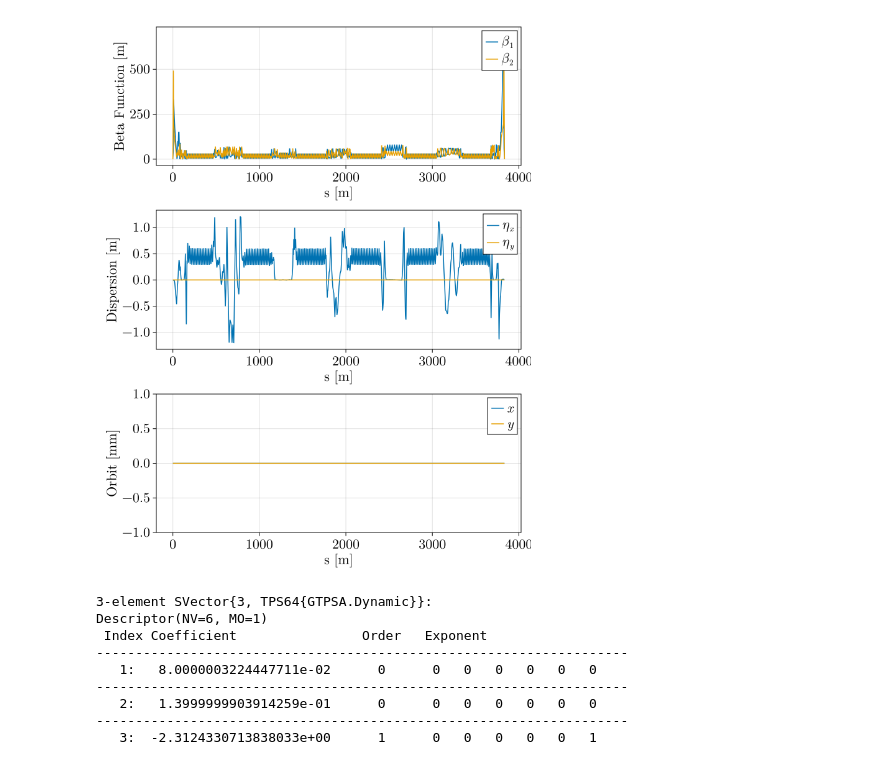
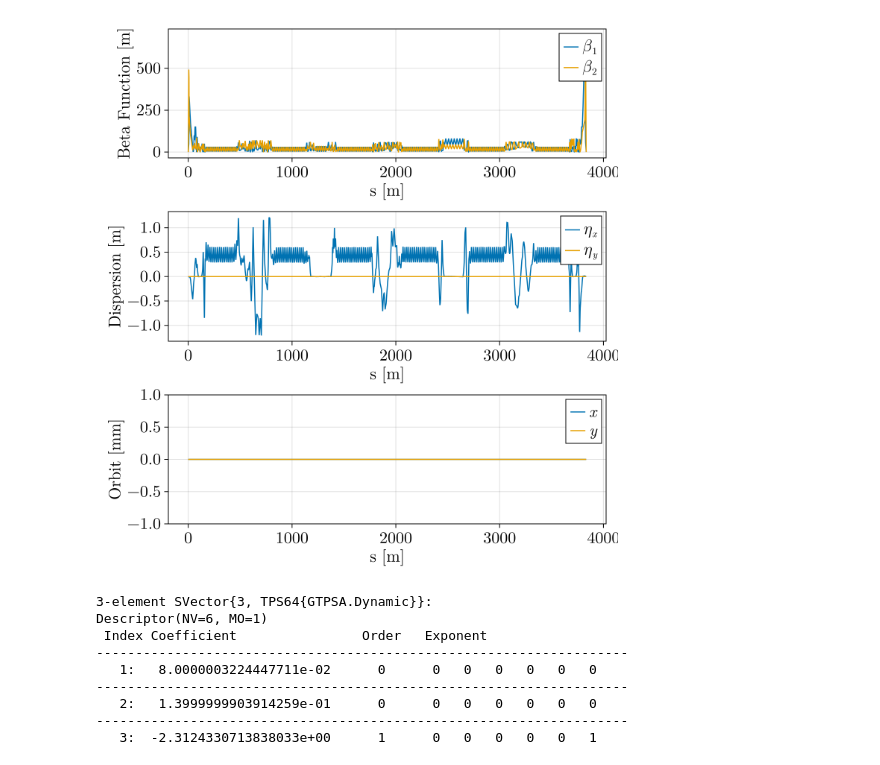
Before and after one commit to bmad-sim/SciBmad.jl, a Jupyter notebook: examples/esr-dynamic-aperture/esr-da.ipynb, the cells around one changed output. Saved outputs shown, nothing was run; the diff lists cells and outputs as text; code cells hidden in the pictures.

```diff
--- a/examples/esr-dynamic-aperture/esr-da.ipynb
+++ b/examples/esr-dynamic-aperture/esr-da.ipynb
@@ -13,30 +13,30 @@ include("esr-v6.3.1-noDA.jl");
 # %%
 tw = twiss(ring)
 t = tw.table
 
 eta_1 = map(x->x[6], t.orbit_x)
 eta_2 = map(x->x[6], t.orbit_y)
 
 # Plot the betas, dispersion, orbit:
-f = Figure(fontsize=22, size=(700,3*300));
+f = Figure(fontsize=22, size=(700,3*250));
 ax1 = Axis(f[1, 1], xlabel="s [m]", ylabel="Beta Function [m]");
 ax2 = Axis(f[2, 1], xlabel="s [m]", ylabel="Dispersion [m]");
 ax3 = Axis(f[3, 1], xlabel="s [m]", ylabel="Orbit [mm]");
 
 lines!(ax1, t.s, t.beta_1, label=L"\beta_1");
 lines!(ax1, t.s, t.beta_2, label=L"\beta_2");
 lines!(ax2, t.s, eta_1, label=L"\eta_x");
 lines!(ax2, t.s, eta_2, label=L"\eta_y");
 lines!(ax3, t.s, scalar.(t.orbit_x), label=L"x");
 lines!(ax3, t.s, scalar.(t.orbit_y), label=L"y");
 
 axislegend(ax1, position=:rt);
 axislegend(ax2, position=:rt);
 axislegend(ax3, position=:rt);
 
 display(f);
 # %% [output]
-[figure, old version]
+[figure, new version]
 # %%
 # Tunes:
 tw.tunes
```
Also changed, not shown: parts of 20 cells of this notebook, 4 other files.
